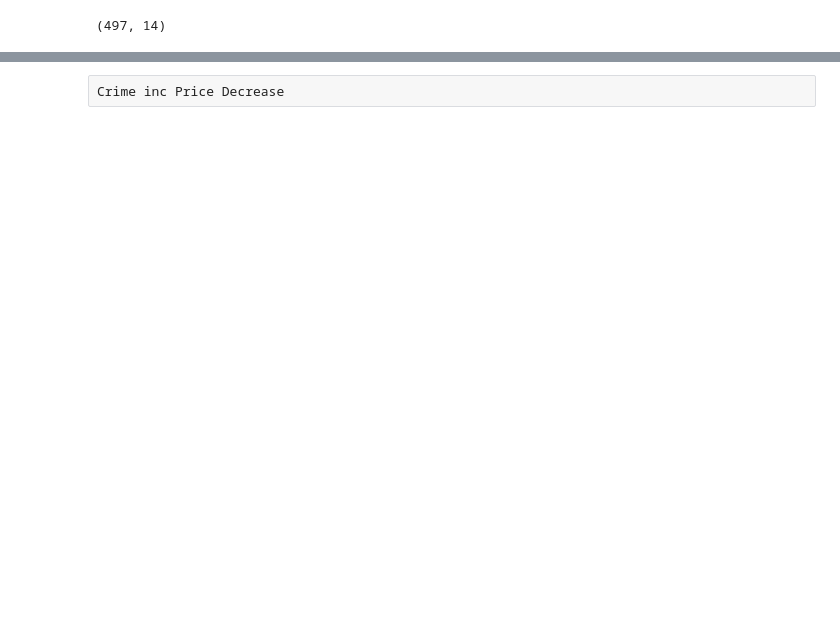
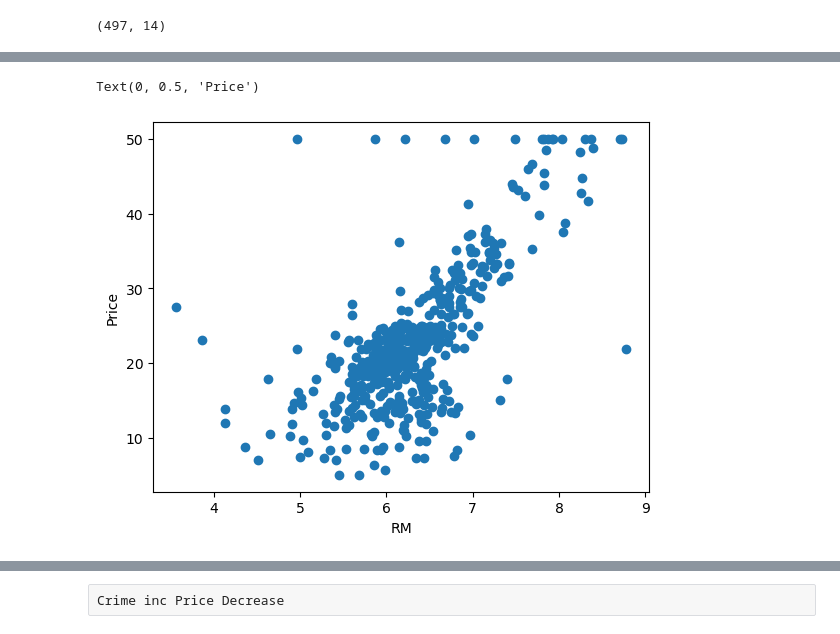
Before and after one commit to Student-NitinRaj/bostonhousepricing-, a Jupyter notebook: Linear ML Implementation.ipynb, the cells around one changed output, grey strips where cells are left out. Cells and saved outputs as stored; diff of their text form; code cells hidden in the pictures; blank space fills up the shorter version.

```diff
--- a/Linear ML Implementation.ipynb
+++ b/Linear ML Implementation.ipynb
@@ -600,6 +657,9 @@ KeyError: 'MEDV'
 # %%
-plt.scatter(dataset["RM"],dataset["Price"])
+plt.scatter(df["RM"],df["MEDV"])
 plt.xlabel("RM")
 plt.ylabel("Price") # both inc
+# %% [output]
+Text(0, 0.5, 'Price')
+[figure, added]
 # %%
 import seaborn as sns
```
Also changed, not shown: parts of 55 cells of this notebook, 5 other files.
